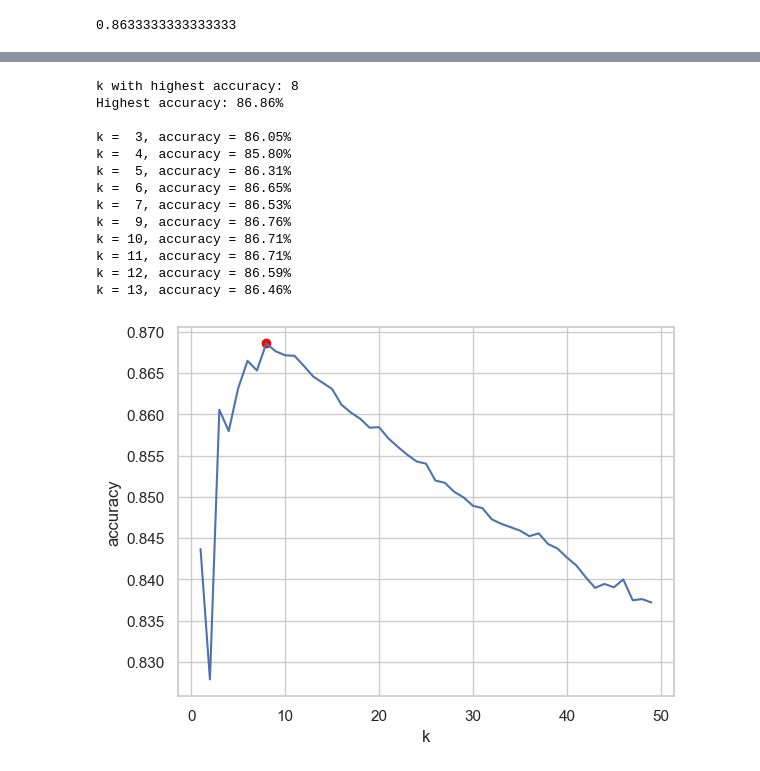
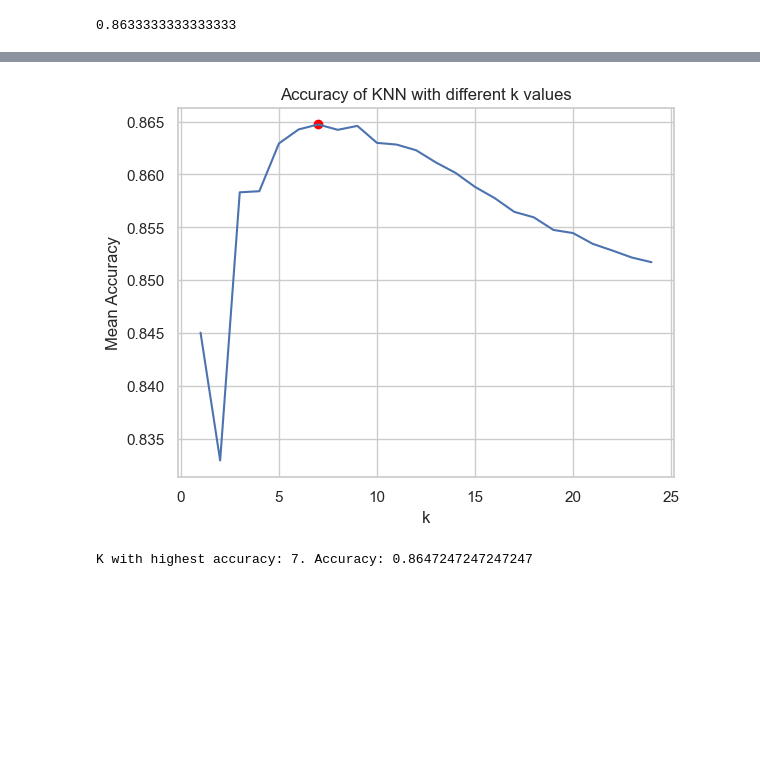
Before and after one commit to lukegge/MachineLearningCourse, a Jupyter notebook: assignment_1.ipynb, the cells around one changed output, grey strips where cells are left out. Saved outputs shown, nothing was run; the diff lists cells and outputs as text; code cells hidden in the pictures; blank space fills up the shorter version.

```diff
--- a/assignment_1.ipynb
+++ b/assignment_1.ipynb
@@ -138,78 +195,56 @@ accuracy_score(y_val, y_pred)
 # %%
+from operator import length_hint
+from sklearn.model_selection import cross_val_score
+
 # define k values
-k_values = range(1, 50)
+k_values = range(1, 25)
 
 # define random states
-random_states = range(1, 50)
+random_states = range(1, 1000)
 
 # define accuracies
 accuracies = []
 
 # loop over k values
 for k in k_values:
     # loop over random states
     for random_state in random_states:
         # split the data into training and remainder set
-        x_train, x_remainder, y_train, y_remainder = train_test_split(scaled_data, y, test_size=test_size, random_state=random_state, stratify=y)
+        x_train, x_remainder, y_train, y_remainder = train_test_split(robust_scaled_data, y, test_size=test_size, random_state=random_state, stratify=y)
 
-        # split the remaindar data into validation and test set
+        # split the remainder data into validation and test set
         x_val, x_test, y_val, y_test = train_test_split(x_remainder, y_remainder, test_size=0.5, random_state=random_state, stratify=y_remainder)
 
         # define KNN classifier
         knn = KNeighborsClassifier(n_neighbors=k)
 
         # fit the model
         knn.fit(x_train, y_train)
 
         # predict the labels of the validation set
         y_pred = knn.predict(x_val)
 
         # compute the accuracy score
         accuracies.append(accuracy_score(y_val, y_pred))
 
-# reshape the accuracies to be averaged over the random states
-accuracies = np.array(accuracies).reshape(-1, len(random_states))
-
-# compute the mean accuracy for each k value
-mean_accuracies = accuracies.mean(axis=1)
+# compute the average accuracies for each k value
+mean_accuracies = np.array(accuracies).reshape(-1, len(random_states)).mean(axis=1)
 
 # find the k value with the highest accuracy
-best_k = np.argmax(mean_accuracies) + 1
-best_accuracy = mean_accuracies[best_k - 1]
+best_k = k_values[np.argmax(mean_accuracies)]
+best_accuracy = mean_accuracies.max()
 
-# print the k value with the highest accuracy and the accuracy itself
-print("k with highest accuracy: {}".format(best_k))
-print("Highest accuracy: {:.2f}%".format(best_accuracy*100))
-print()
-
-# print the k values and their accuracies for the 5 values before and after the best one
-for i in range(-5, 6):
-    if i == 0:
-        continue
-    k = best_k + i
-    if k < 1 or k > 49:
-        continue
-    accuracy = mean_accuracies[k - 1]
-    print("k = {:2d}, accuracy = {:.2f}%".format(k, accuracy*100))
-
-# plot the mean accuracies per k value
+# plot the mean accuracies and mark the maximum accuracy and k value
 plt.plot(k_values, mean_accuracies)
 plt.scatter(best_k, best_accuracy, color='red')
 plt.xlabel("k")
-plt.ylabel("accuracy")
+plt.ylabel("Mean Accuracy")
+plt.title("Accuracy of KNN with different k values")
 plt.show()
+
+# print the k value with the highest accuracy including the corresponding accuracy
+best_index = np.argmax(mean_accuracies)
+print("K with highest accuracy: {}. Accuracy: {}".format(best_k, best_accuracy))
 # %% [output]
+[figure, new version]
-k with highest accuracy: 8
-Highest accuracy: 86.86%
-
-k =  3, accuracy = 86.05%
-k =  4, accuracy = 85.80%
-k =  5, accuracy = 86.31%
-k =  6, accuracy = 86.65%
-k =  7, accuracy = 86.53%
-k =  9, accuracy = 86.76%
-k = 10, accuracy = 86.71%
-k = 11, accuracy = 86.71%
-k = 12, accuracy = 86.59%
-k = 13, accuracy = 86.46%
+K with highest accuracy: 7. Accuracy: 0.8647247247247247
-[figure, old version]
```
Also changed, not shown: parts of 10 cells of this notebook.
